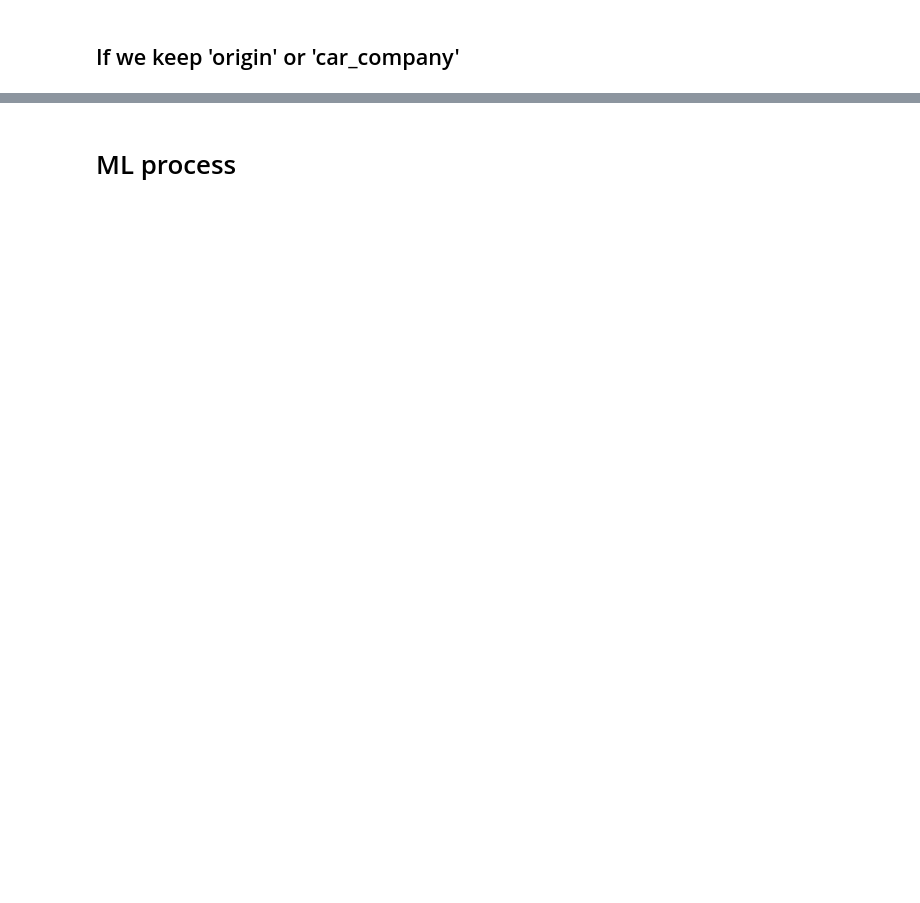
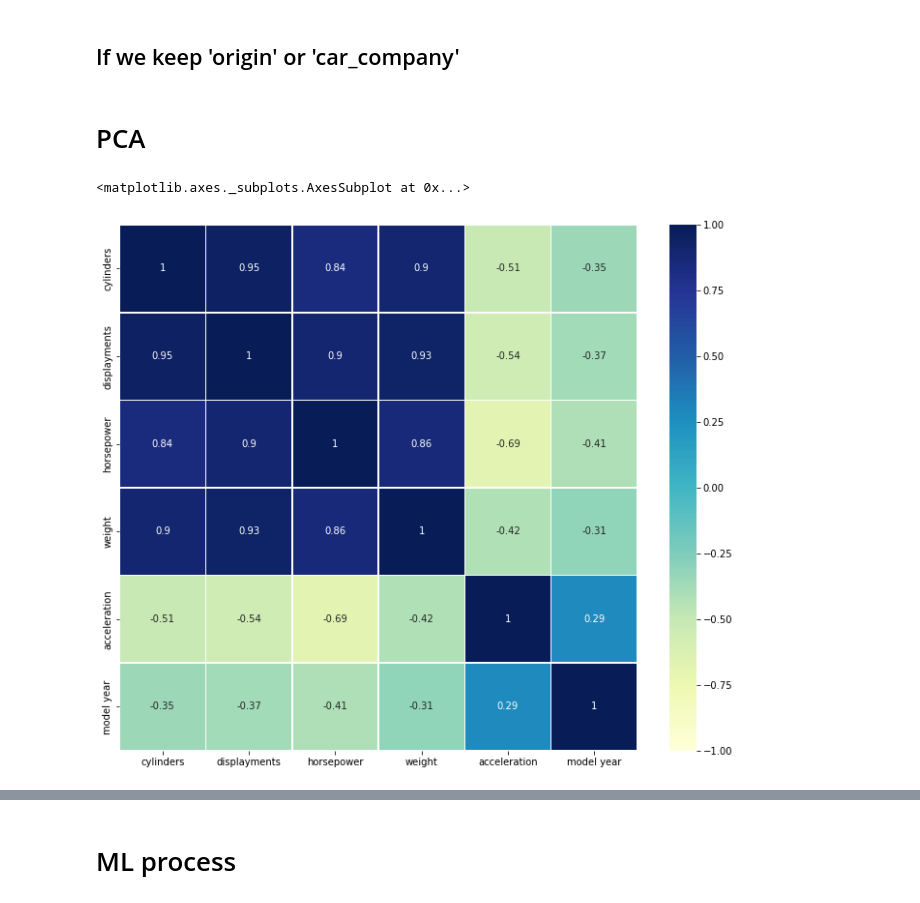
Before and after one commit to Team7-Sept2021/D05, a Jupyter notebook: ML_Data_Science.ipynb, the cells around one changed output, grey strips where cells are left out. Drawn from its saved outputs; the diff is of its cells as text; code cells hidden in the pictures; blank space fills up the shorter version.

```diff
--- a/ML_Data_Science.ipynb
+++ b/ML_Data_Science.ipynb
@@ -137,0 +147,12 @@ X_test = X_test.drop(columns=['car_company'])
+# %% [markdown]
+# PCA
+# %%
+from sklearn.decomposition import PCA #https://towardsdatascience.com/how-to-remove-multicollinearity-in-dataset-using-pca-4b4561c28d0b
+
+corr = X.corr()
+plt.figure(figsize = (12,10))
+
+sns.heatmap(corr, annot = True, vmin=-1, vmax=1, cmap="YlGnBu", linewidths=.5)
+# %% [output]
+<matplotlib.axes._subplots.AxesSubplot at 0x...>
+[figure, added]
```
Also changed, not shown: parts of 23 cells of this notebook.
